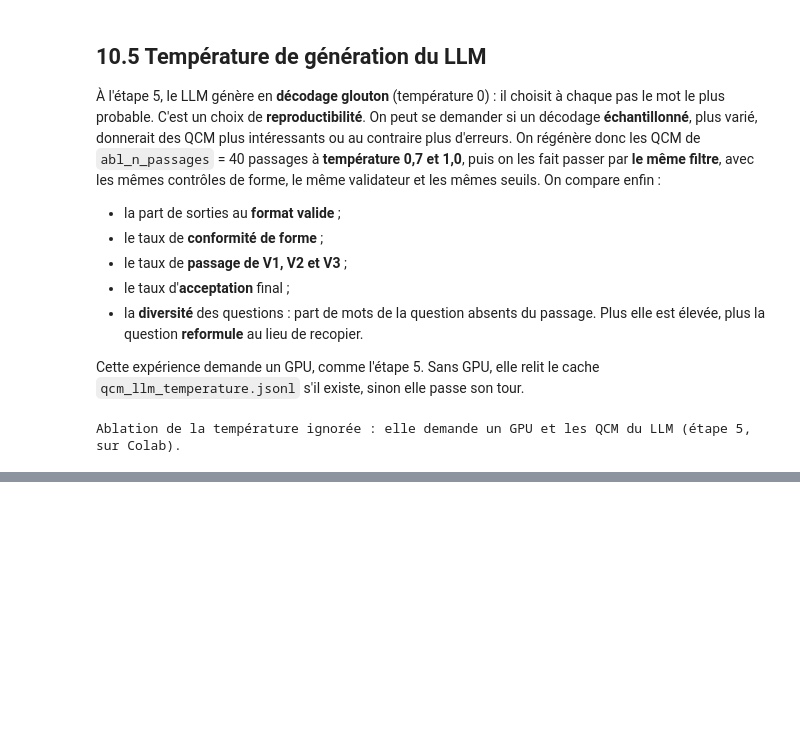
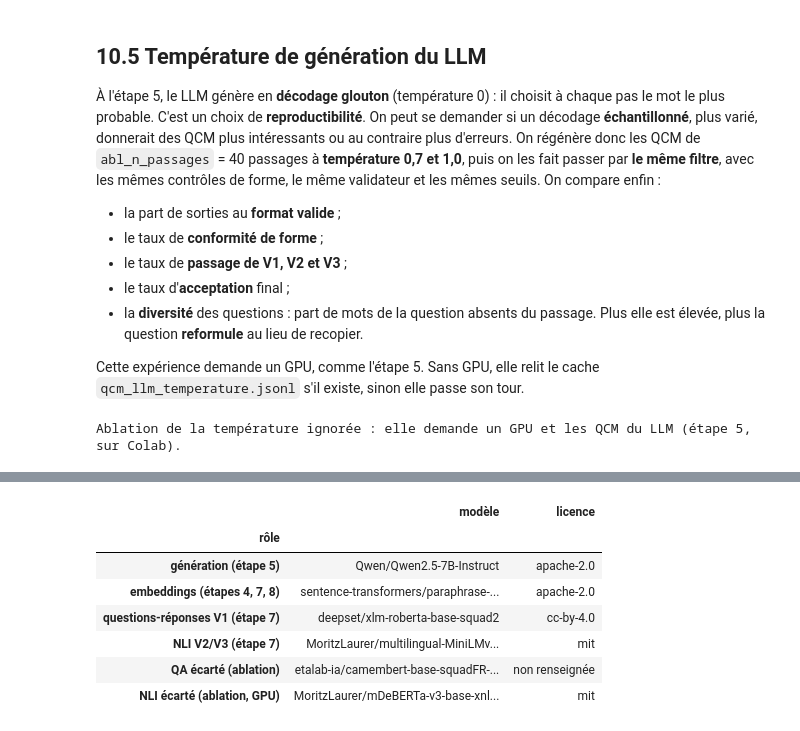
Before and after one commit to doaemalak/G-n-ration-de-QCM-avec-validation-automatique, a Jupyter notebook: notebooks/QCM_generation_validation.ipynb, the cells around one changed output, grey strips where cells are left out. Cells and saved outputs as stored; diff of their text form; code cells hidden in the pictures; blank space fills up the shorter version.

```diff
--- a/notebooks/QCM_generation_validation.ipynb
+++ b/notebooks/QCM_generation_validation.ipynb
@@ -2627,0 +2779,21 @@ Plusieurs mesures **attendent encore** soit les annotations humaines, soit un GP
+# %%
+if ANNOTATIONS_PRETES:
+    d = cle.copy()
+    d["humain_ok"] = d["eval_id"].map(accept_A & accept_B)
+    d["humain_ko"] = d["eval_id"].map(~accept_A & ~accept_B)
+    commentaires = (A["commentaire"].fillna("") + " | " + B["commentaire"].fillna("")).str.strip(" |")
+    for titre, masque in [("Faux rejets (rejeté, jugé acceptable)", ~d["accepte"] & d["humain_ok"]),
+                          ("Fausses acceptations (accepté, jugé non acceptable)", d["accepte"] & d["humain_ko"])]:
+        print(f"■ {titre} : {int(masque.sum())} QCM")
+        for _, r in d[masque].head(5).iterrows():
+            afficher_validation(r["qcm_id"])
+            print(f"    commentaires : {commentaires.get(r['eval_id'], '') or '—'}\n")
+    # Catégorie automatique des faux rejets : quelle catégorie de 11.1 contient le plus de rejets injustifiés ?
+    fr = rejets.merge(d[["qcm_id", "humain_ok"]], on="qcm_id")
+    if len(fr):
+        print("Part des rejets jugés acceptables par les deux évaluateurs, par catégorie :")
+        display((fr.groupby("categorie")["humain_ok"].agg(["count", "mean"])
+                 .rename(columns={"count": "rejets annotés", "mean": "% jugés acceptables"})
+                 .assign(**{"% jugés acceptables": lambda t: (100 * t["% jugés acceptables"]).round(1)})))
+else:
+    print("En attente des grilles remplies (étape 9).")
@@ -2627,0 +2884,31 @@ Plusieurs mesures **attendent encore** soit les annotations humaines, soit un GP
+# %%
+MODELES_UTILISES = {
+    "génération (étape 5)": CONFIG["llm_model"],
+    "embeddings (étapes 4, 7, 8)": CONFIG["emb_model"],
+    "questions-réponses V1 (étape 7)": CONFIG["qa_model"],
+    "NLI V2/V3 (étape 7)": CONFIG["nli_model"],
+    "QA écarté (ablation)": CONFIG["abl_qa_camembert"],
+    "NLI écarté (ablation, GPU)": CONFIG["abl_nli_lent"],
+}
+try:
+    from huggingface_hub import HfApi
+    api = HfApi()
+    def licence(nom):
+        try:
+            info = api.model_info(nom)
+            return (info.card_data or {}).get("license") or "non renseignée"
+        except Exception:
+            return "non renseignée"
+except ImportError:
+    def licence(nom):
+        return "non renseignée"
+pd.DataFrame([{"rôle": r, "modèle": m, "licence": licence(m)} for r, m in MODELES_UTILISES.items()]).set_index("rôle")
+# %% [output]
+|  | modèle | licence |
+| rôle |  |  |
+| génération (étape 5) | Qwen/Qwen2.5-7B-Instruct | apache-2.0 |
+| embeddings (étapes 4, 7, 8) | sentence-transformers/paraphrase-... | apache-2.0 |
+| questions-réponses V1 (étape 7) | deepset/xlm-roberta-base-squad2 | cc-by-4.0 |
+| NLI V2/V3 (étape 7) | MoritzLaurer/multilingual-MiniLMv... | mit |
+| QA écarté (ablation) | etalab-ia/camembert-base-squadFR-... | non renseignée |
+| NLI écarté (ablation, GPU) | MoritzLaurer/mDeBERTa-v3-base-xnl... | mit |
```
Also changed, not shown: parts of 18 cells of this notebook, 3 other files.
